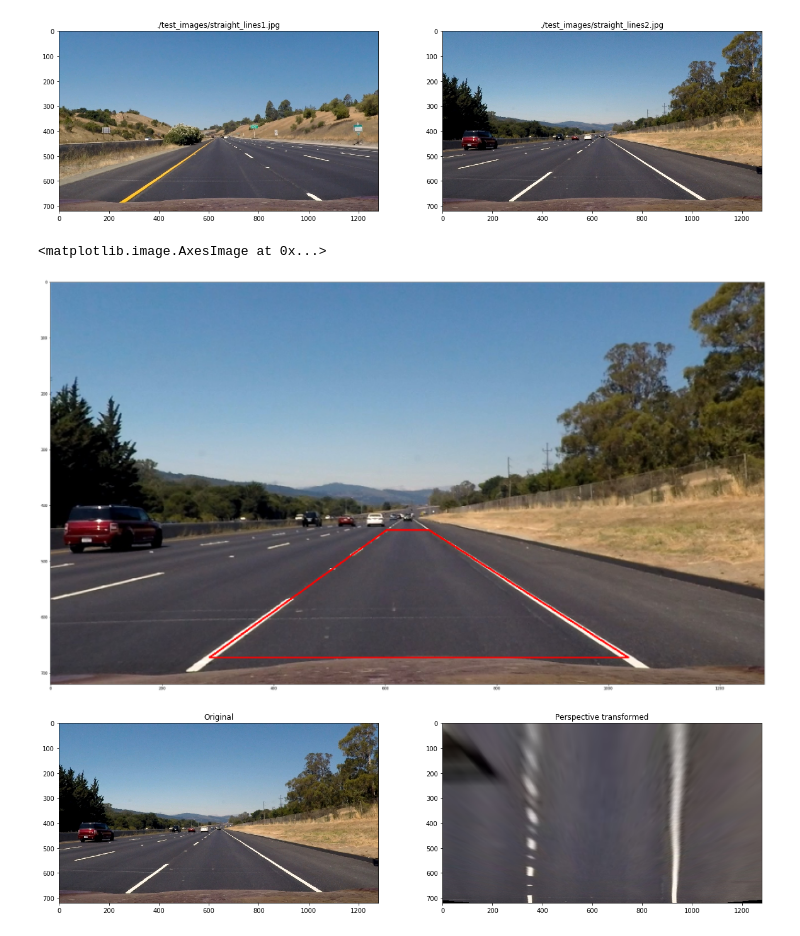
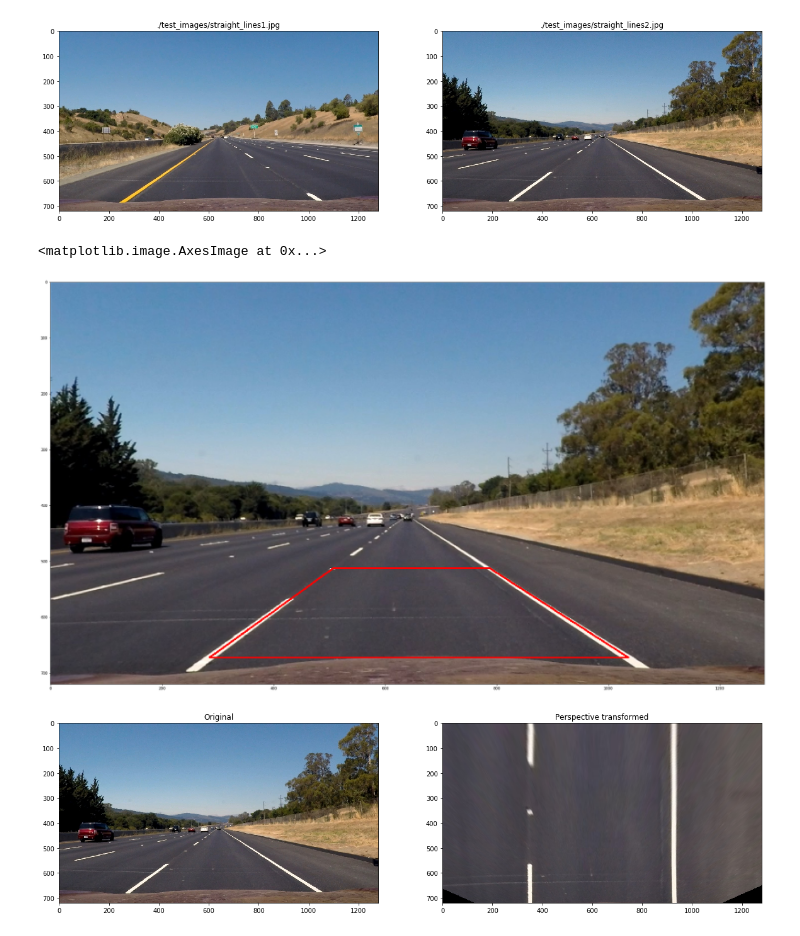
Before and after one commit to darienmt/CarND-Advanced-Lane-Lines-P4, a Jupyter notebook: 03-Perspective transformation.ipynb, the cells around one changed output. Saved outputs shown, nothing was run; the diff lists cells and outputs as text; code cells hidden in the pictures.

```diff
--- a/03-Perspective transformation.ipynb
+++ b/03-Perspective transformation.ipynb
@@ -55,37 +55,37 @@ imageSideBySide(
 # %%
 index = 1
 original = cv2.cvtColor(testImages[index][1],cv2.COLOR_BGR2RGB)
 undist = cv2.undistort(original, mtx, dist, None, mtx)
 
 xSize, ySize, _ = undist.shape
 copy = undist.copy()
 
 bottomY = 672
-topY = 444
+topY = 512
 
 
 left1 = (285, bottomY)
 left1_x, left1_y = left1
-left2 = (602, topY)
+left2 = (507, topY)
 left2_x, left2_y = left2
 
-right1 = (679, topY)
+right1 = (787, topY)
 right1_x, right1_y = right1
 
 right2 = (1036, bottomY)
 right2_x, right2_y = right2
 
 color = [255, 0, 0]
 w = 2
 cv2.line(copy, left1, left2, color, w)
 cv2.line(copy, left2, right1, color, w)
 cv2.line(copy, right1, right2, color, w)
 cv2.line(copy, right2, left1, color, w)
 fig, ax = plt.subplots(figsize=(40, 20))
 ax.imshow(copy)
 # %% [output]
 <matplotlib.image.AxesImage at 0x...>
-[figure, old version]
+[figure, new version]
 # %%
 gray = cv2.cvtColor(undist, cv2.COLOR_BGR2GRAY)
 src = np.float32([
@@ -115,6 +115,6 @@ imageSideBySide(
 )
 warped = cv2.warpPerspective(undist, M, img_size)
 # %% [output]
-[figure, old version]
+[figure, new version]
 # %%
 pickle.dump( { 'M': M, 'Minv': Minv }, open('./pickled_data/perspective_transform.p', 'wb'))
```
Also changed, not shown: 2 other files.
